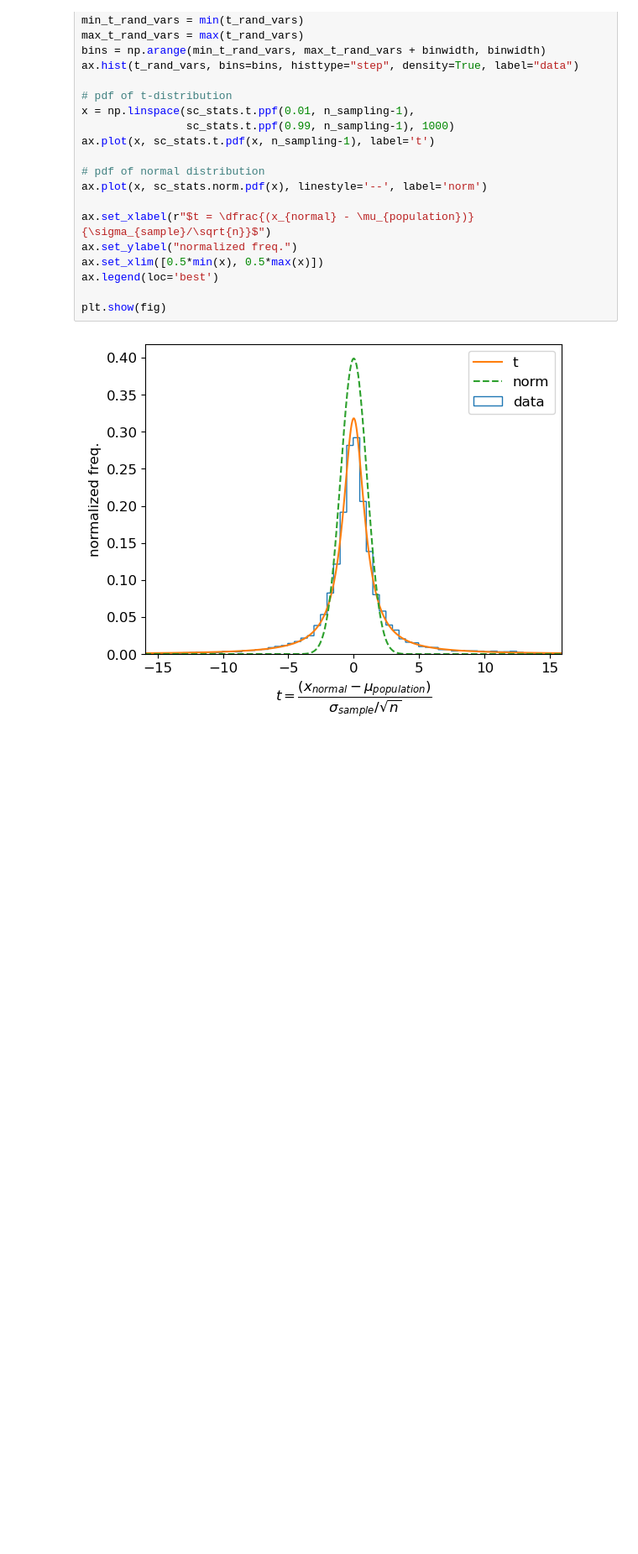
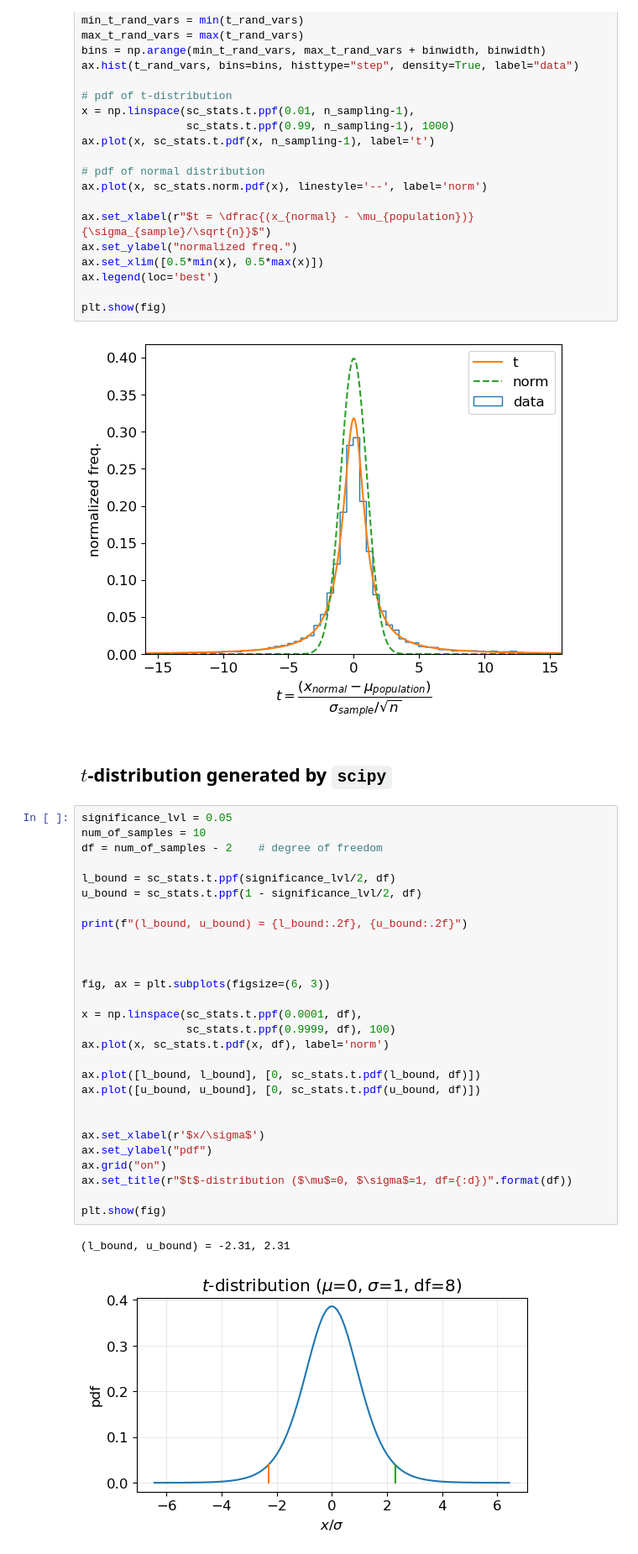
Before and after one commit to LugoBlogger/SI-201-542-forecasting-technique, a Jupyter notebook: distribution.ipynb, the cells around one changed output. Shown at 84% size. Cells and saved outputs as stored; diff of their text form; blank space fills up the shorter version.

```diff
--- a/distribution.ipynb
+++ b/distribution.ipynb
@@ -213,3 +244,36 @@ ax.legend(loc='best')
 plt.show(fig)
 # %% [output]
 [figure]
+# %% [markdown]
+## $t$-distribution generated by `scipy`
+# %%
+significance_lvl = 0.05
+num_of_samples = 10
+df = num_of_samples - 2    # degree of freedom
+
+l_bound = sc_stats.t.ppf(significance_lvl/2, df)
+u_bound = sc_stats.t.ppf(1 - significance_lvl/2, df)
+
+print(f"(l_bound, u_bound) = {l_bound:.2f}, {u_bound:.2f}")
+
+
+
+fig, ax = plt.subplots(figsize=(6, 3))
+
+x = np.linspace(sc_stats.t.ppf(0.0001, df),
+                sc_stats.t.ppf(0.9999, df), 100)
+ax.plot(x, sc_stats.t.pdf(x, df), label='norm')
+
+ax.plot([l_bound, l_bound], [0, sc_stats.t.pdf(l_bound, df)])
+ax.plot([u_bound, u_bound], [0, sc_stats.t.pdf(u_bound, df)])
+
+
+ax.set_xlabel(r'$x/\sigma$')
+ax.set_ylabel("pdf")
+ax.grid("on")
+ax.set_title(r"$t$-distribution ($\mu$=0, $\sigma$=1, df={:d})".format(df))
+
+plt.show(fig)
+# %% [output]
+(l_bound, u_bound) = -2.31, 2.31
+[figure, added]
```
Also changed, not shown: parts of 3 cells of this notebook, 21 other files.
